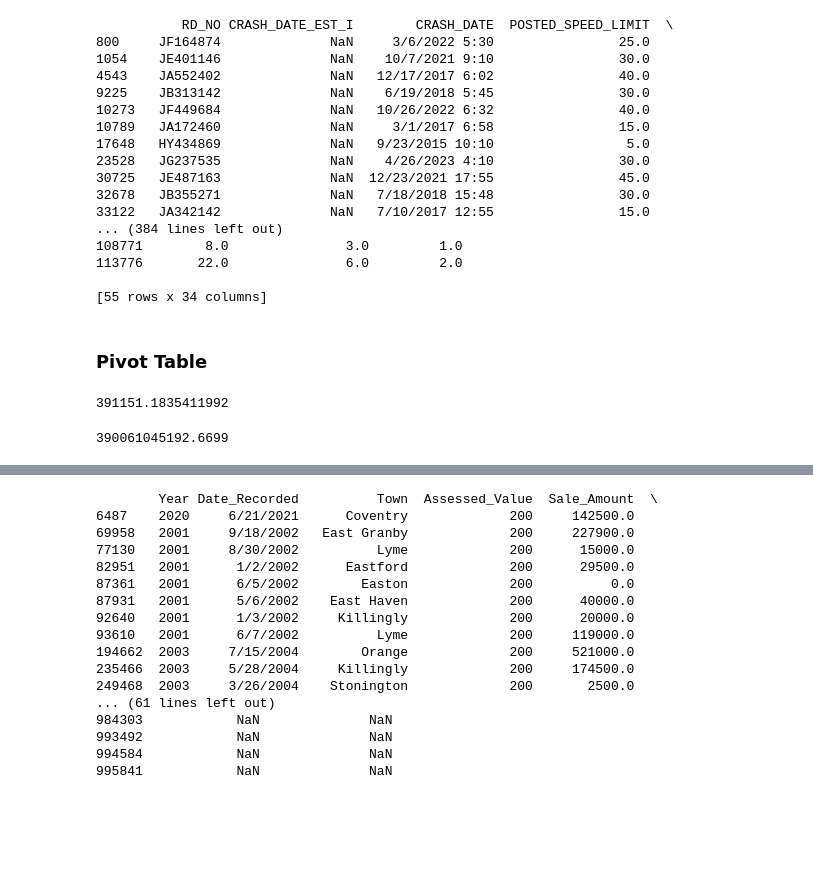
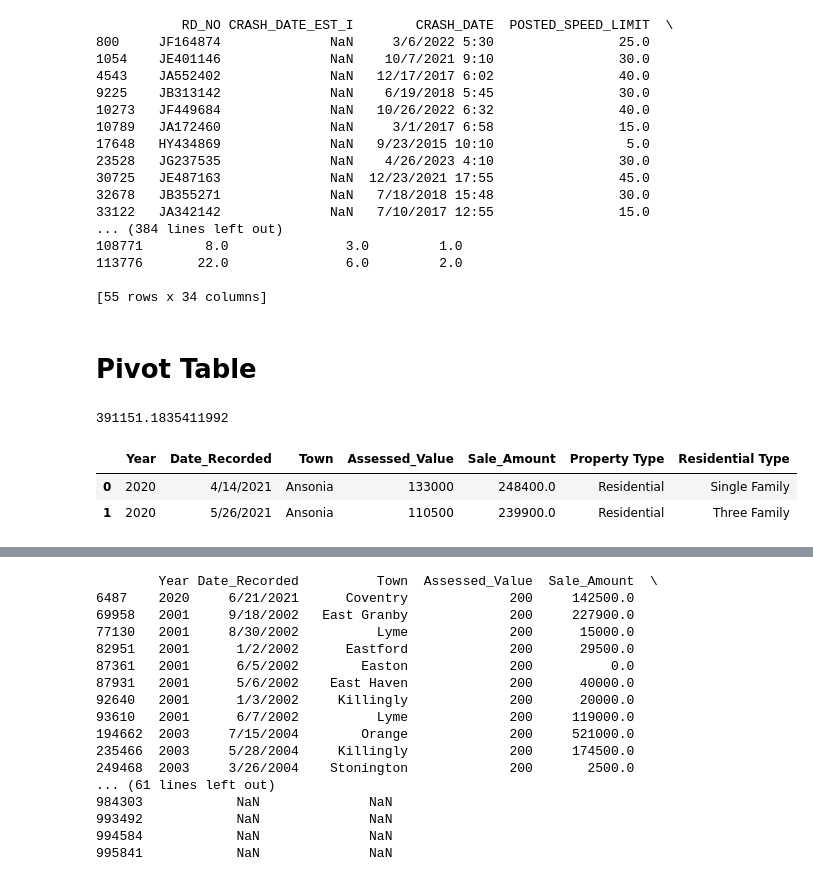
Before and after one commit to buzzpoint1/Final_project, a Jupyter notebook: final_project.ipynb, the cells around one changed output, grey strips where cells are left out. Saved outputs shown, nothing was run; the diff lists cells and outputs as text; code cells hidden in the pictures; blank space fills up the shorter version.

```diff
--- a/final_project.ipynb
+++ b/final_project.ipynb
@@ -293,6 +296,6 @@ print(tc.query("ALIGNMENT== 'CURVE ON HILLCREST'"))
 
 [55 rows x 34 columns]
 # %% [markdown]
-### Pivot Table
+# Pivot Table
 # %%
 #What is average Sale Ammount from RealEstateSale.csv
@@ -299,7 +304,9 @@ print(tc.query("ALIGNMENT== 'CURVE ON HILLCREST'"))
 re["Sale_Amount"].mean()
 # %% [output]
 391151.1835411992
-# %%
-re["Sale_Amount"].sum()
-# %% [output]
-390061045192.6699
+# %%
+re.head(2)
+# %% [output]
+|  | Year | Date_Recorded | Town | Assessed_Value | Sale_Amount | Property Type | Residential Type |
+| 0 | 2020 | 4/14/2021 | Ansonia | 133000 | 248400.0 | Residential | Single Family |
+| 1 | 2020 | 5/26/2021 | Ansonia | 110500 | 239900.0 | Residential | Three Family |
```
Also changed, not shown: parts of 15 cells of this notebook, 1 other file.
